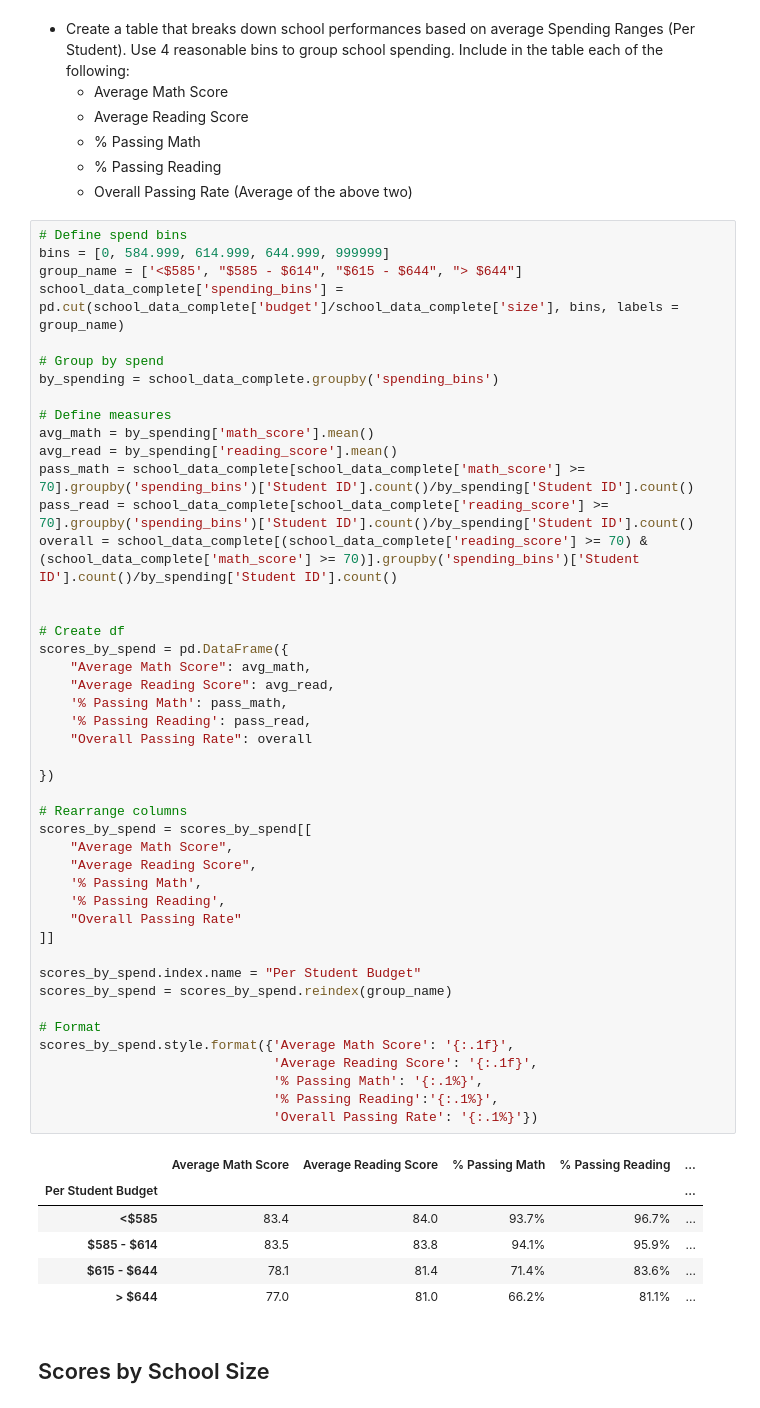
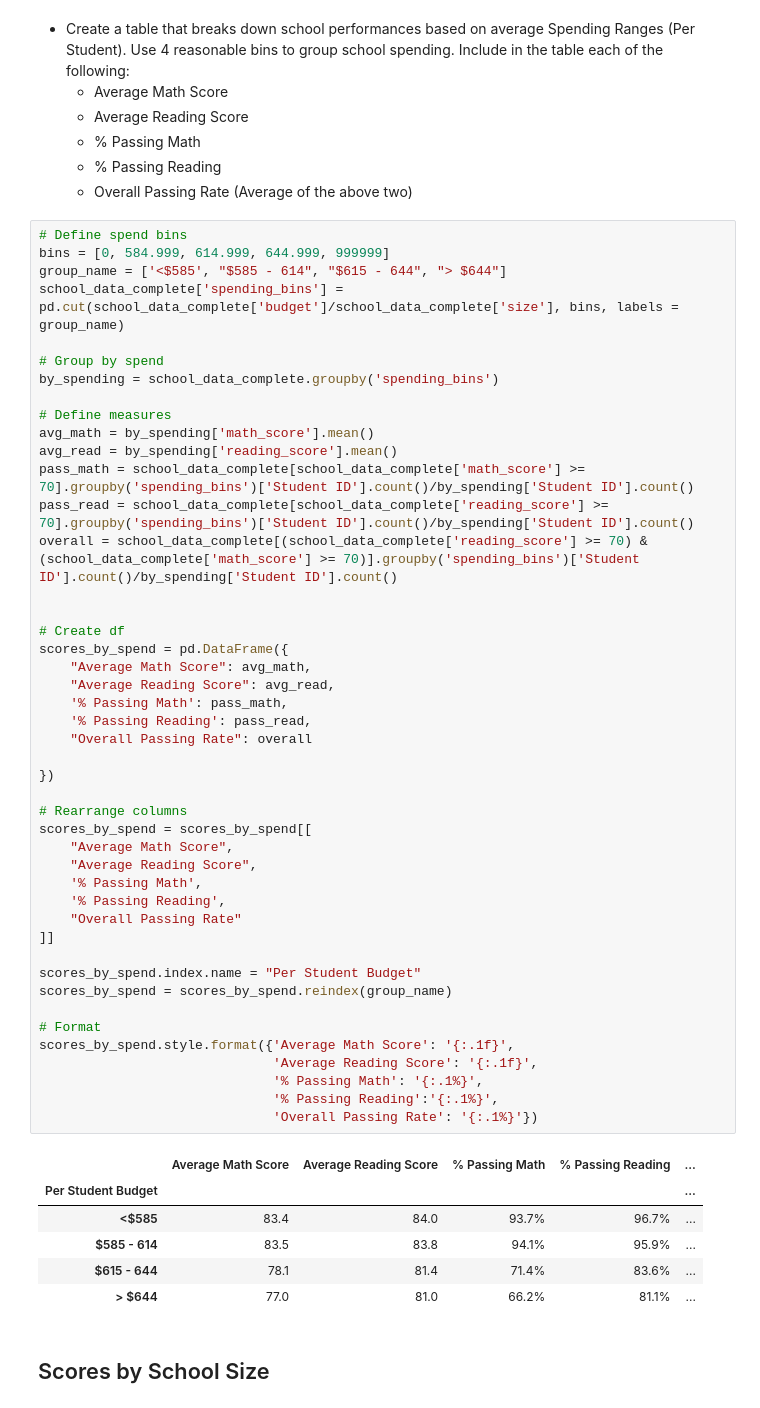
Before and after one commit to missymeyer/pandas-challenge, a Jupyter notebook: PyCitySchools/PyCitySchools_starter.ipynb, the cells around one changed output. Saved outputs shown, nothing was run; the diff lists cells and outputs as text.

```diff
--- a/PyCitySchools/PyCitySchools_starter.ipynb
+++ b/PyCitySchools/PyCitySchools_starter.ipynb
@@ -379,7 +379,7 @@ reading_scores.style.format({'9th': '{:.1f}',
 # %%
 # Define spend bins
 bins = [0, 584.999, 614.999, 644.999, 999999]
-group_name = ['<$585', "$585 - $614", "$615 - $644", "> $644"]
+group_name = ['<$585', "$585 - 614", "$615 - 644", "> $644"]
 school_data_complete['spending_bins'] = pd.cut(school_data_complete['budget']/school_data_complete['size'], bins, labels = group_name)
 
 # Group by spend
@@ -398,35 +398,35 @@ scores_by_spend = pd.DataFrame({
     "Average Math Score": avg_math,
     "Average Reading Score": avg_read,
     '% Passing Math': pass_math,
     '% Passing Reading': pass_read,
     "Overall Passing Rate": overall
 
 })
 
 # Rearrange columns
 scores_by_spend = scores_by_spend[[
     "Average Math Score",
     "Average Reading Score",
     '% Passing Math',
     '% Passing Reading',
     "Overall Passing Rate"
 ]]
 
 scores_by_spend.index.name = "Per Student Budget"
 scores_by_spend = scores_by_spend.reindex(group_name)
 
 # Format
 scores_by_spend.style.format({'Average Math Score': '{:.1f}',
                               'Average Reading Score': '{:.1f}',
                               '% Passing Math': '{:.1%}',
                               '% Passing Reading':'{:.1%}',
                               'Overall Passing Rate': '{:.1%}'})
 # %% [output]
 |  | Average Math Score | Average Reading Score | % Passing Math | % Passing Reading | ... |
 | Per Student Budget |  |  |  |  | ... |
 | <$585 | 83.4 | 84.0 | 93.7% | 96.7% | ... |
-| $585 - $614 | 83.5 | 83.8 | 94.1% | 95.9% | ... |
-| $615 - $644 | 78.1 | 81.4 | 71.4% | 83.6% | ... |
+| $585 - 614 | 83.5 | 83.8 | 94.1% | 95.9% | ... |
+| $615 - 644 | 78.1 | 81.4 | 71.4% | 83.6% | ... |
 | > $644 | 77.0 | 81.0 | 66.2% | 81.1% | ... |
 # %% [markdown]
 ## Scores by School Size
```
Also changed, not shown: parts of 2 cells of this notebook.
